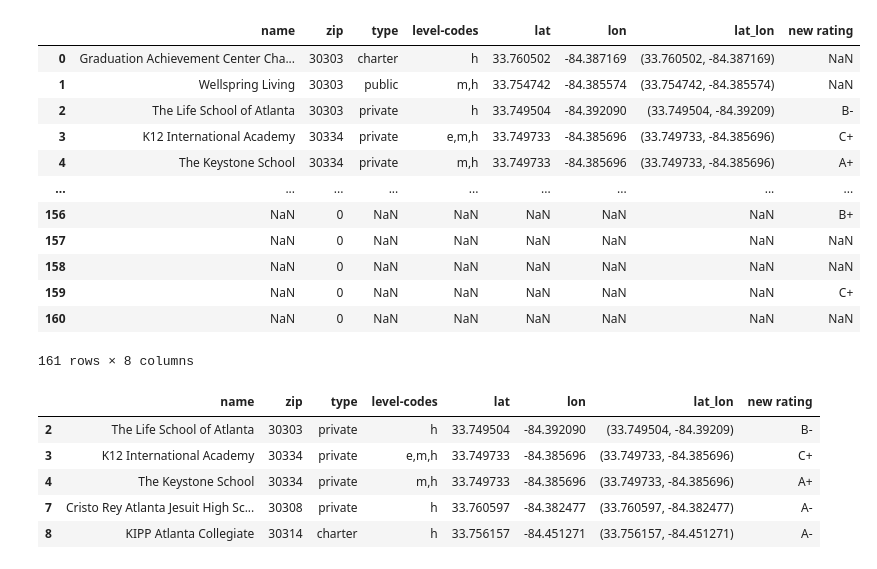
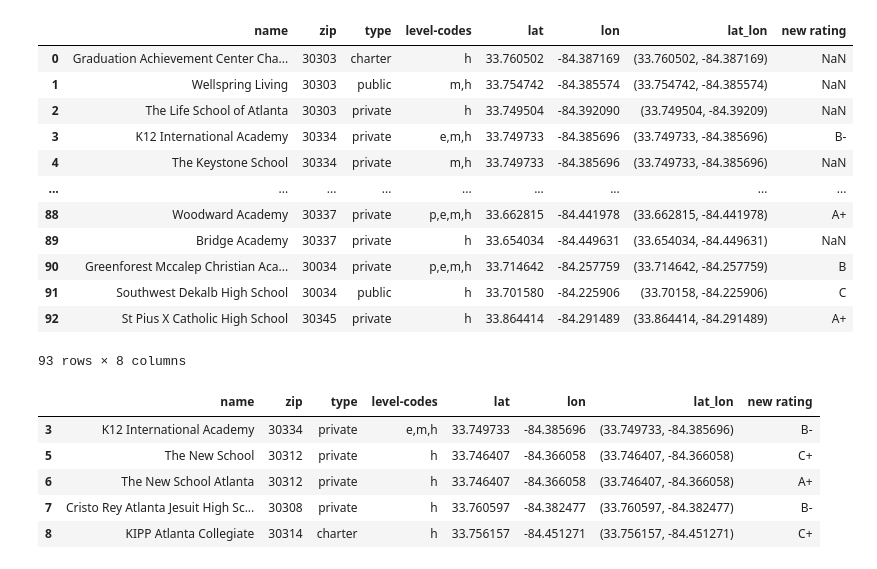
Before and after one commit to KellyPared/GT-Bootcamp-Atlanta_schoolsby_district, a Jupyter notebook: school_graphs-kps.ipynb, the cells around one changed output. Cells and saved outputs as stored; diff of their text form; code cells hidden in the pictures.

```diff
--- a/school_graphs-kps.ipynb
+++ b/school_graphs-kps.ipynb
@@ -8,24 +8,24 @@ import shapefile as shp
 import plotly.express as px
 # %%
 
-zipcodes_csv = pd.read_csv('output-data/schools_rated-per-zipcode.csv')
+zipcodes_csv = pd.read_csv('output-data/schools_rating_v2.csv')
 cleaned_zipcode_df = zipcodes_csv[['name','zip','type','level-codes','lat','lon','lat_lon','new rating']].copy()
 cleaned_zipcode_df['zip'] = cleaned_zipcode_df['zip'].fillna(0).astype(int)
 cleaned_zipcode_df.head(-6)
 # %% [output]
 |  | name | zip | type | level-codes | lat | lon | lat_lon | new rating |
 | 0 | Graduation Achievement Center Cha... | 30303 | charter | h | 33.760502 | -84.387169 | (33.760502, -84.387169) | NaN |
 | 1 | Wellspring Living | 30303 | public | m,h | 33.754742 | -84.385574 | (33.754742, -84.385574) | NaN |
-| 2 | The Life School of Atlanta | 30303 | private | h | 33.749504 | -84.392090 | (33.749504, -84.39209) | B- |
-| 3 | K12 International Academy | 30334 | private | e,m,h | 33.749733 | -84.385696 | (33.749733, -84.385696) | C+ |
-| 4 | The Keystone School | 30334 | private | m,h | 33.749733 | -84.385696 | (33.749733, -84.385696) | A+ |
+| 2 | The Life School of Atlanta | 30303 | private | h | 33.749504 | -84.392090 | (33.749504, -84.39209) | NaN |
+| 3 | K12 International Academy | 30334 | private | e,m,h | 33.749733 | -84.385696 | (33.749733, -84.385696) | B- |
+| 4 | The Keystone School | 30334 | private | m,h | 33.749733 | -84.385696 | (33.749733, -84.385696) | NaN |
 | ... | ... | ... | ... | ... | ... | ... | ... | ... |
-| 156 | NaN | 0 | NaN | NaN | NaN | NaN | NaN | B+ |
-| 157 | NaN | 0 | NaN | NaN | NaN | NaN | NaN | NaN |
-| 158 | NaN | 0 | NaN | NaN | NaN | NaN | NaN | NaN |
-| 159 | NaN | 0 | NaN | NaN | NaN | NaN | NaN | C+ |
-| 160 | NaN | 0 | NaN | NaN | NaN | NaN | NaN | NaN |
+| 88 | Woodward Academy | 30337 | private | p,e,m,h | 33.662815 | -84.441978 | (33.662815, -84.441978) | A+ |
+| 89 | Bridge Academy | 30337 | private | h | 33.654034 | -84.449631 | (33.654034, -84.449631) | NaN |
+| 90 | Greenforest Mccalep Christian Aca... | 30034 | private | p,e,m,h | 33.714642 | -84.257759 | (33.714642, -84.257759) | B |
+| 91 | Southwest Dekalb High School | 30034 | public | h | 33.701580 | -84.225906 | (33.70158, -84.225906) | C |
+| 92 | St Pius X Catholic High School | 30345 | private | h | 33.864414 | -84.291489 | (33.864414, -84.291489) | A+ |
-161 rows × 8 columns
+93 rows × 8 columns
 # %%
 #cleaned_zipcode_df['zip'].describe()
 cleaned_zipcode_df[~(cleaned_zipcode_df == 0).all(axis=1)]
@@ -37,8 +37,8 @@ cleaned_zipcode_df = cleaned_zipcode_df.dropna(subset=['new rating'])
 cleaned_zipcode_df.head()
 # %% [output]
 |  | name | zip | type | level-codes | lat | lon | lat_lon | new rating |
-| 2 | The Life School of Atlanta | 30303 | private | h | 33.749504 | -84.392090 | (33.749504, -84.39209) | B- |
-| 3 | K12 International Academy | 30334 | private | e,m,h | 33.749733 | -84.385696 | (33.749733, -84.385696) | C+ |
-| 4 | The Keystone School | 30334 | private | m,h | 33.749733 | -84.385696 | (33.749733, -84.385696) | A+ |
-| 7 | Cristo Rey Atlanta Jesuit High Sc... | 30308 | private | h | 33.760597 | -84.382477 | (33.760597, -84.382477) | A- |
-| 8 | KIPP Atlanta Collegiate | 30314 | charter | h | 33.756157 | -84.451271 | (33.756157, -84.451271) | A- |
+| 3 | K12 International Academy | 30334 | private | e,m,h | 33.749733 | -84.385696 | (33.749733, -84.385696) | B- |
+| 5 | The New School | 30312 | private | h | 33.746407 | -84.366058 | (33.746407, -84.366058) | C+ |
+| 6 | The New School Atlanta | 30312 | private | h | 33.746407 | -84.366058 | (33.746407, -84.366058) | A+ |
+| 7 | Cristo Rey Atlanta Jesuit High Sc... | 30308 | private | h | 33.760597 | -84.382477 | (33.760597, -84.382477) | B- |
+| 8 | KIPP Atlanta Collegiate | 30314 | charter | h | 33.756157 | -84.451271 | (33.756157, -84.451271) | C+ |
```
Also changed, not shown: parts of 11 cells of this notebook, 7 other files.
